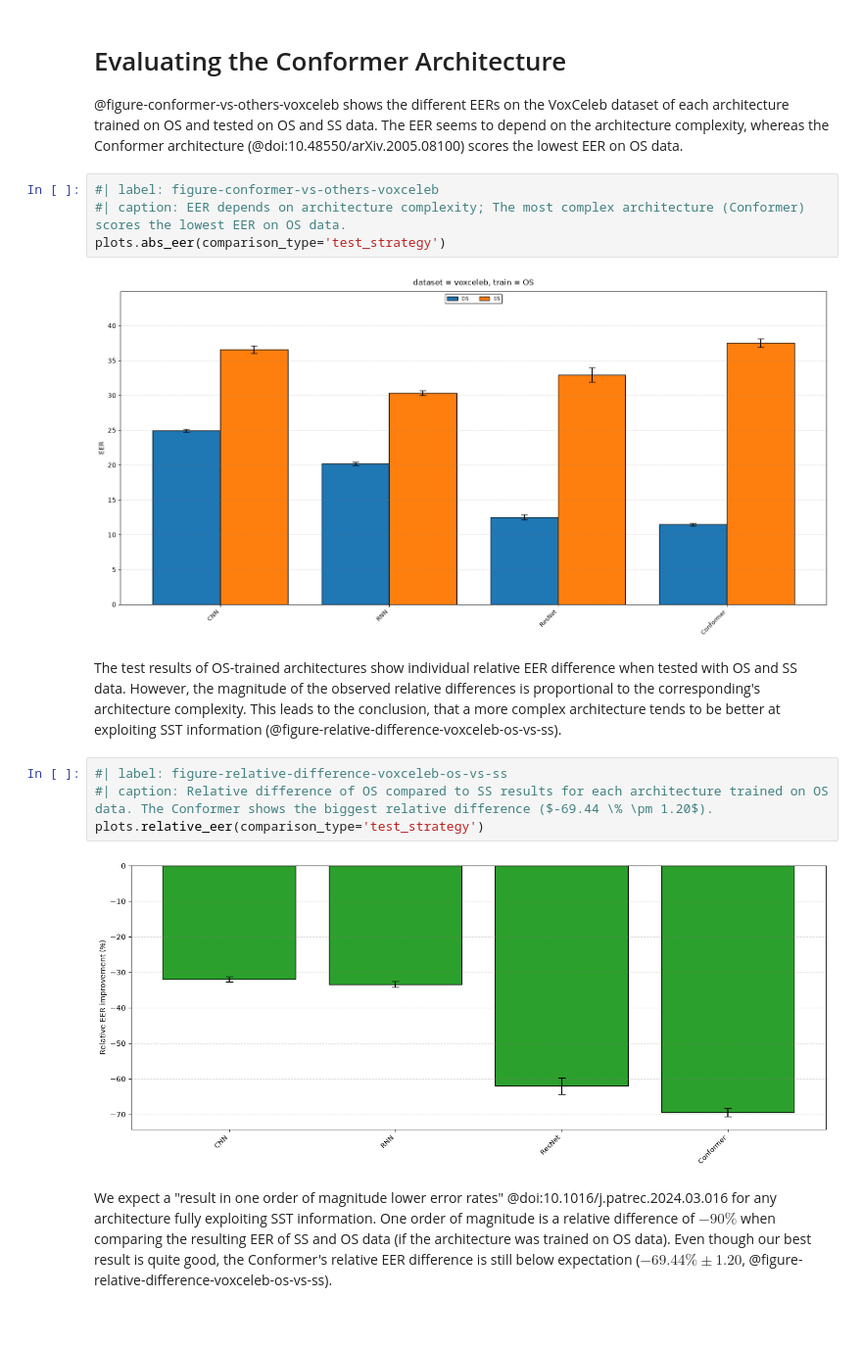
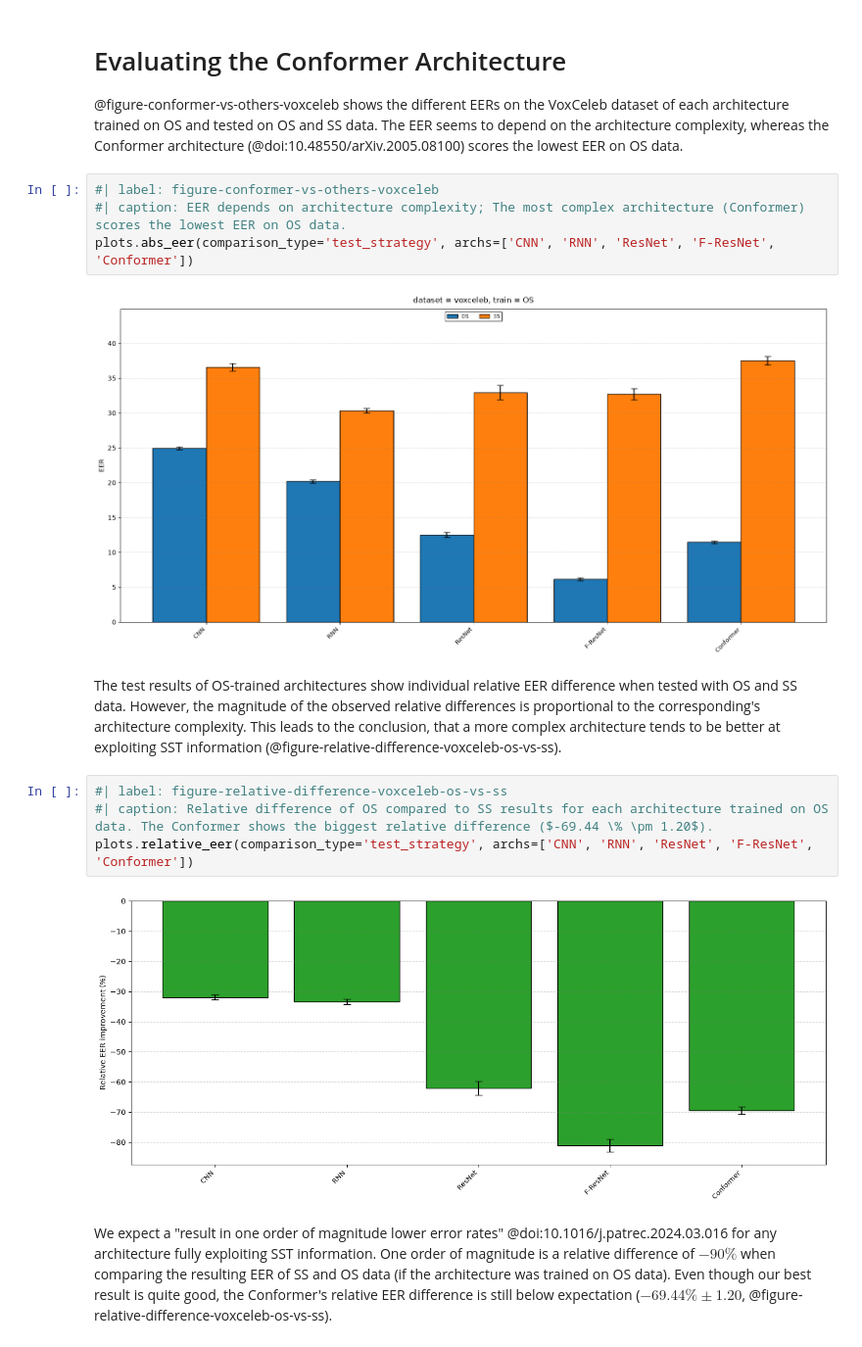
Before and after one commit to sage-diarization/Speaker-Recognition-Supra-Segmental-Temporal-Features, a Jupyter notebook: doc/speaker-verification.ipynb, the cells around one changed output. Shown at 98% size. Cells and saved outputs as stored; diff of their text form.

```diff
--- a/doc/speaker-verification.ipynb
+++ b/doc/speaker-verification.ipynb
@@ -50,17 +50,17 @@ plots.paper_vs_repro()
 # %%
 #| label: figure-conformer-vs-others-voxceleb
 #| caption: EER depends on architecture complexity; The most complex architecture (Conformer) scores the lowest EER on OS data.
-plots.abs_eer(comparison_type='test_strategy')
+plots.abs_eer(comparison_type='test_strategy', archs=['CNN', 'RNN', 'ResNet', 'F-ResNet', 'Conformer'])
 # %% [output]
-[figure, old version]
+[figure, new version]
 # %% [markdown]
 The test results of OS-trained architectures show individual relative EER difference when tested with OS and SS data. However, the magnitude of the observed relative differences is proportional to the corresponding's architecture complexity. This leads to the conclusion, that a more complex architecture tends to be better at exploiting SST information (@figure-relative-difference-voxceleb-os-vs-ss).
 # %%
 #| label: figure-relative-difference-voxceleb-os-vs-ss
 #| caption: Relative difference of OS compared to SS results for each architecture trained on OS data. The Conformer shows the biggest relative difference ($-69.44 \% \pm 1.20$).
-plots.relative_eer(comparison_type='test_strategy')
+plots.relative_eer(comparison_type='test_strategy', archs=['CNN', 'RNN', 'ResNet', 'F-ResNet', 'Conformer'])
 # %% [output]
-[figure, old version]
+[figure, new version]
 # %% [markdown]
 We expect a "result in one order of magnitude lower error rates" @doi:10.1016/j.patrec.2024.03.016 for any architecture fully exploiting SST information. One order of magnitude is a relative difference of $-90 \%$ when comparing the resulting EER of SS and OS data (if the architecture was trained on OS data). Even though our best result is quite good, the Conformer's relative EER difference is still below expectation ($-69.44 \% \pm 1.20$, @figure-relative-difference-voxceleb-os-vs-ss).
 # %% [markdown]
```
Also changed, not shown: parts of 3 cells of this notebook, 1 other file.
